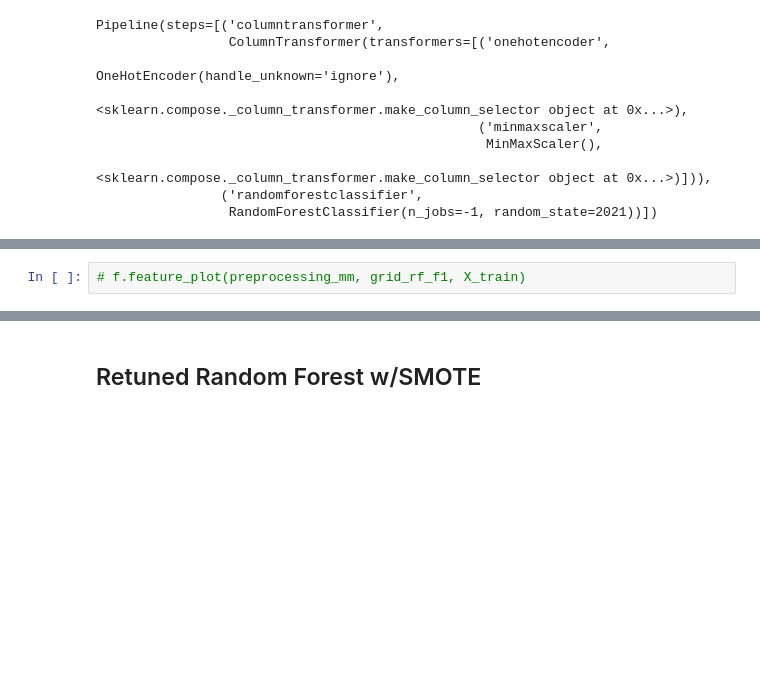
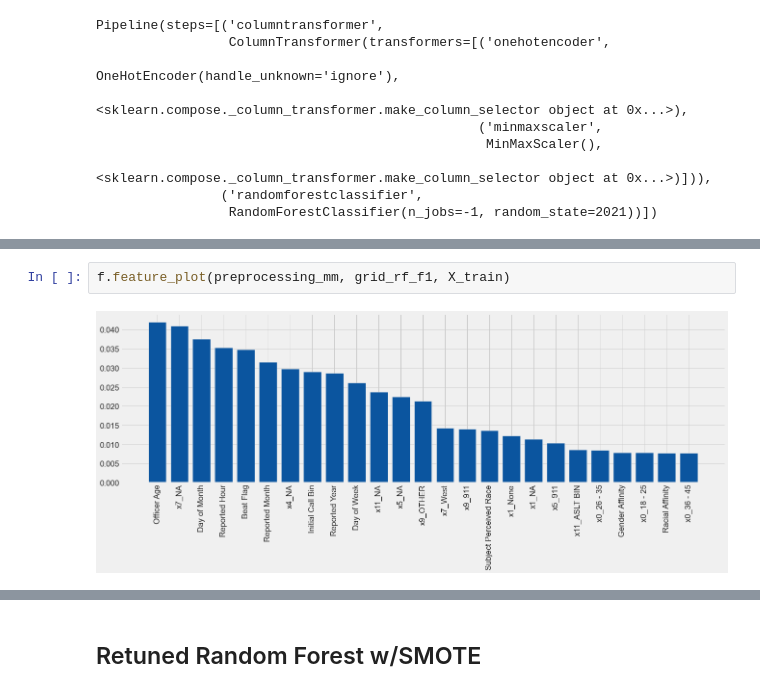
Before and after one commit to jeffreyhwatson/terry_stops_project, a Jupyter notebook: notebooks/exploratory/engineered.ipynb, the cells around one changed output, grey strips where cells are left out. Cells and saved outputs as stored; diff of their text form; blank space fills up the shorter version.

```diff
--- a/notebooks/exploratory/engineered.ipynb
+++ b/notebooks/exploratory/engineered.ipynb
@@ -2474,3 +2498,5 @@ Pipeline(steps=[('columntransformer',
 # %%
-# f.feature_plot(preprocessing_mm, grid_rf_f1, X_train)
+f.feature_plot(preprocessing_mm, grid_rf_f1, X_train)
+# %% [output]
+[figure, added]
 # %%
```
Also changed, not shown: parts of 61 cells of this notebook, 6 other files.
